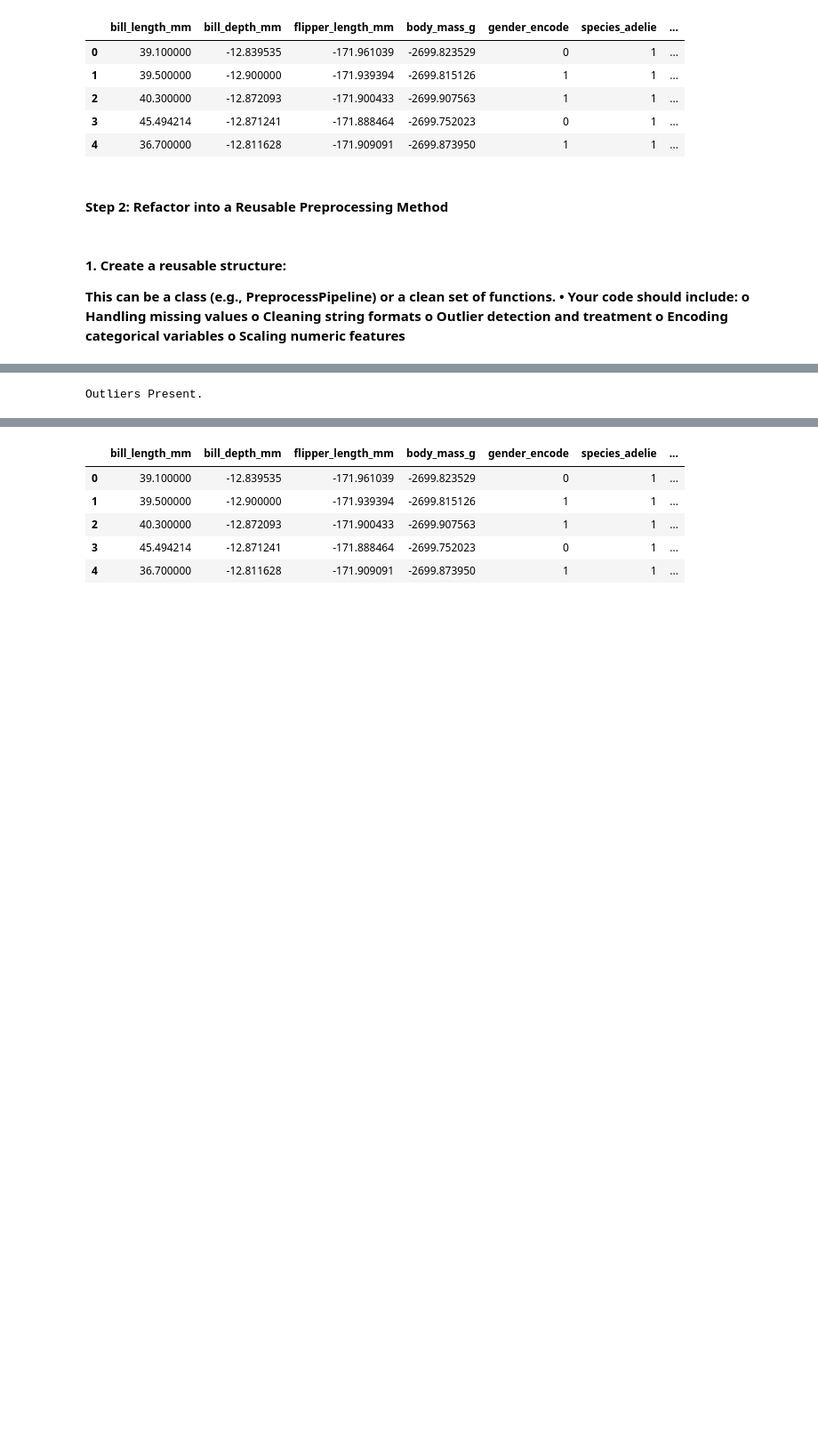
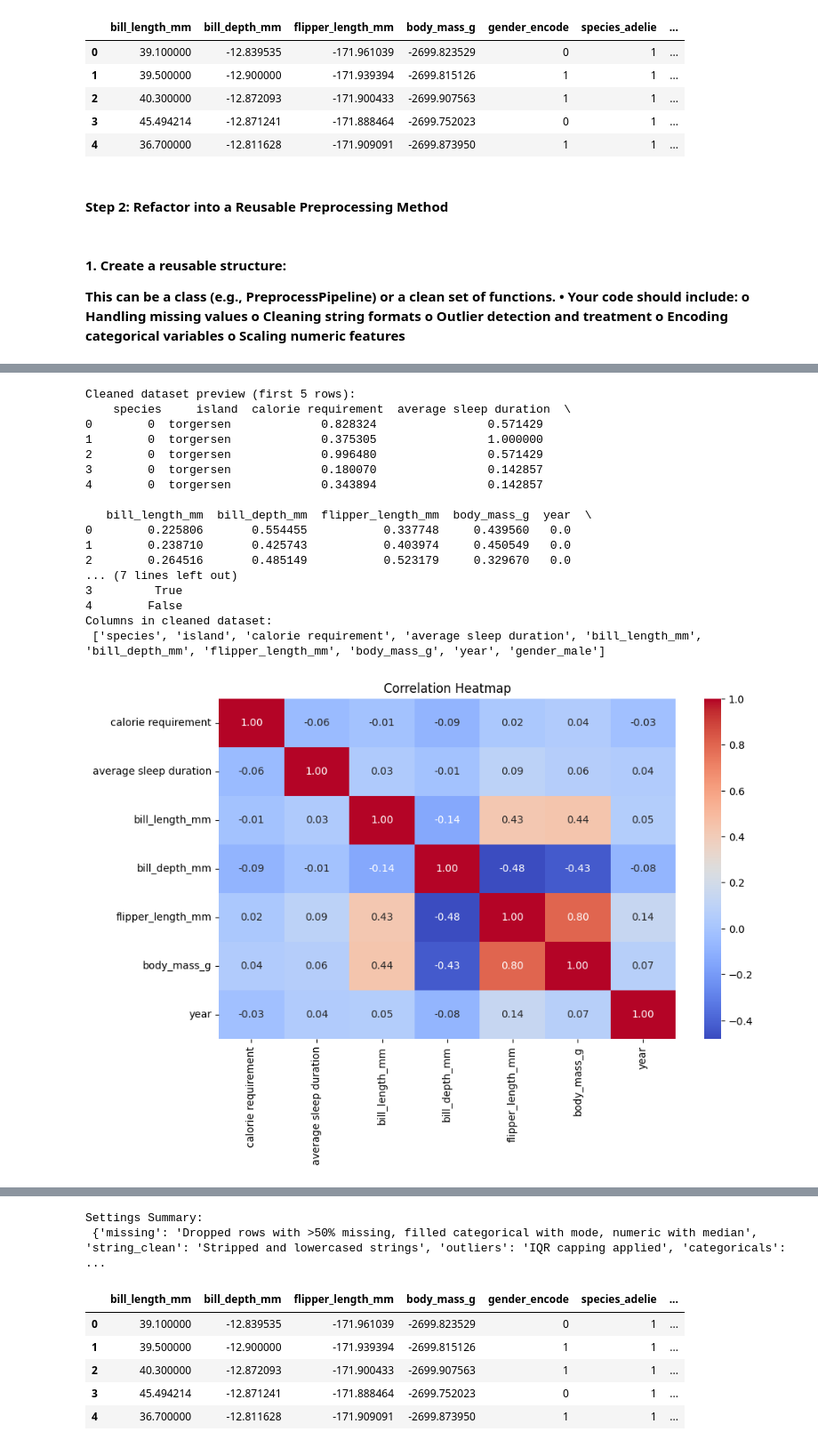
Before and after one commit to abhiiiinair24/ML_Assignment1, a Jupyter notebook: ML_Assignment_1.ipynb, the cells around one changed output, grey strips where cells are left out. Shown: that part at 89% size. Saved outputs shown, nothing was run; the diff lists cells and outputs as text; code cells hidden in the pictures; blank space fills up the shorter version.

```diff
--- a/ML_Assignment_1.ipynb
+++ b/ML_Assignment_1.ipynb
@@ -655,9 +433,27 @@ class PreprocessPipeline:
 # %%
-Mypipeline = PreprocessPipeline(path="penguins.csv", one_hot_cols=["species","island"], label_encode_cols=["gender"])
+
+Mypipeline = PreprocessPipeline(path="penguins.csv", one_hot_cols=["gender"], label_encode_cols=["species"])
 cleaned_df = Mypipeline.fit_transform()
-# print("\nCleaned dataset preview (first 5 rows):\n", cleaned_df.head())
-# print("Columns in cleaned dataset:\n", cleaned_df.columns.tolist())
-# Mypipeline.visualizeData()
-# cleaned_df.to_csv("penguins_preprocessed.csv", index=False)
+print("\nCleaned dataset preview (first 5 rows):\n", cleaned_df.head())
+print("Columns in cleaned dataset:\n", cleaned_df.columns.tolist())
+Mypipeline.visualizeData()
+cleaned_df.to_csv("penguins_preprocessed.csv", index=False)
 # %% [output]
-Outliers Present.
+Cleaned dataset preview (first 5 rows):
+    species     island  calorie requirement  average sleep duration  \
+0        0  torgersen             0.828324                0.571429
+1        0  torgersen             0.375305                1.000000
+2        0  torgersen             0.996480                0.571429
+3        0  torgersen             0.180070                0.142857
+4        0  torgersen             0.343894                0.142857
+
+   bill_length_mm  bill_depth_mm  flipper_length_mm  body_mass_g  year  \
+0        0.225806       0.554455           0.337748     0.439560   0.0
+1        0.238710       0.425743           0.403974     0.450549   0.0
+2        0.264516       0.485149           0.523179     0.329670   0.0
+... (7 lines left out)
+3         True
+4        False
+Columns in cleaned dataset:
+ ['species', 'island', 'calorie requirement', 'average sleep duration', 'bill_length_mm', 'bill_depth_mm', 'flipper_length_mm', 'body_mass_g', 'year', 'gender_male']
+[figure, added]
@@ -664,3 +464,5 @@ Outliers Present.
+Settings Summary:
+ {'missing': 'Dropped rows with >50% missing, filled categorical with mode, numeric with median', 'string_clean': 'Stripped and lowercased strings', 'outliers': 'IQR capping applied', 'categoricals':  ...
 # %%
 # X_train = X.iloc[training_split] - 80% train data without Y
 # y_train = Y.iloc[training_split] - Y of 80% train data
```
Also changed, not shown: parts of 4 cells of this notebook.
